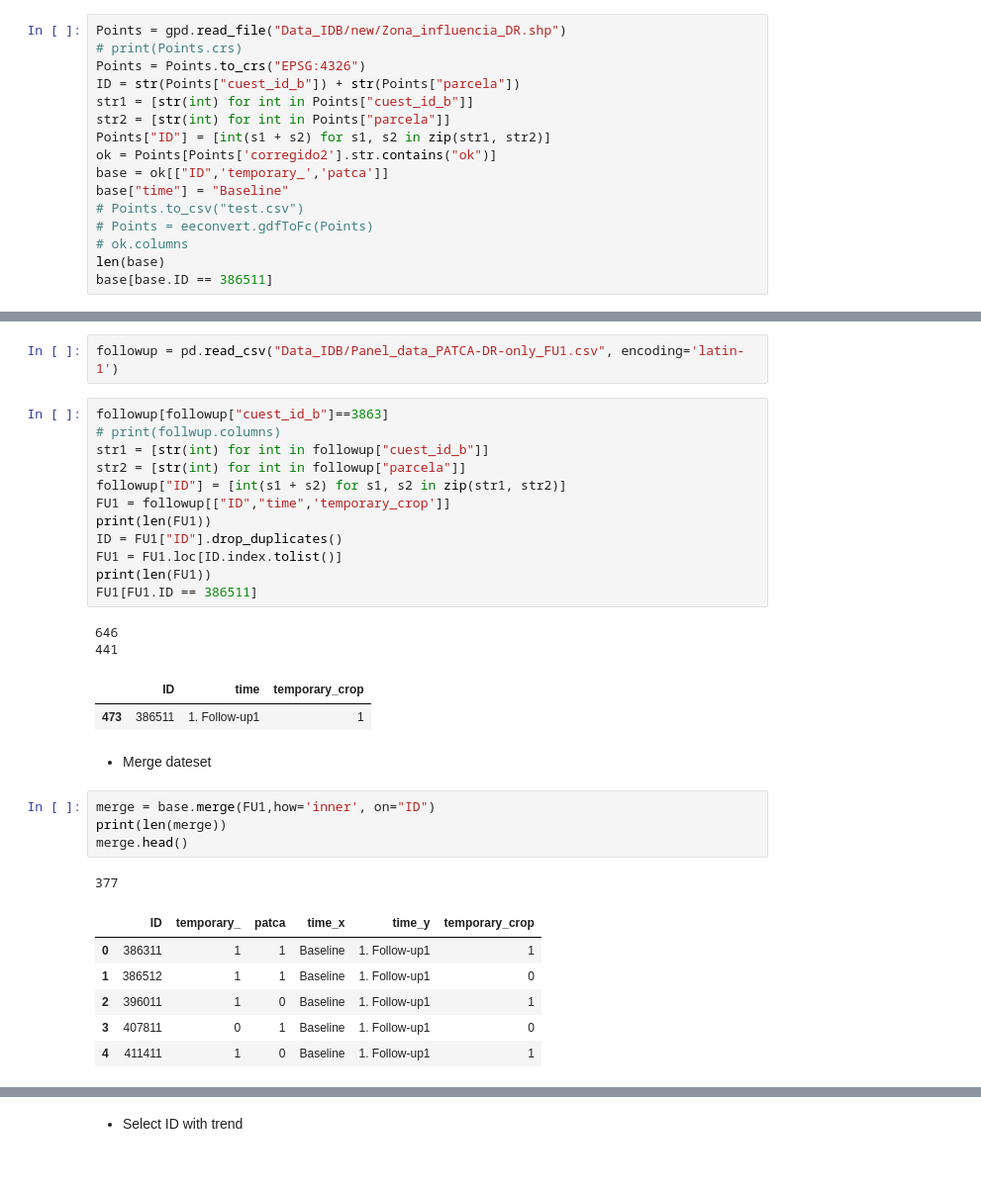
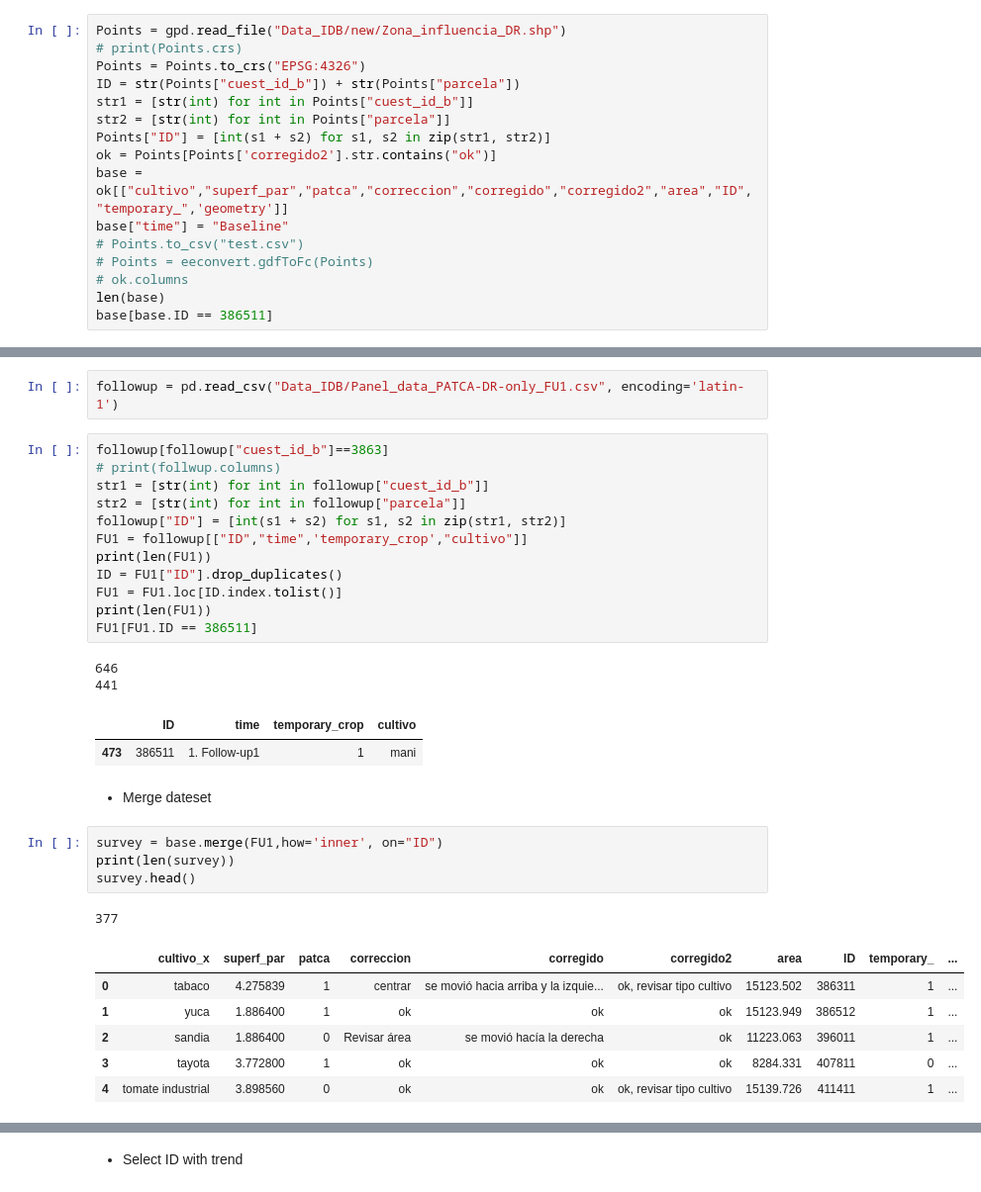
Before and after one commit to frandak2/IDB-project-with-RS, a Jupyter notebook: notebooks/08-GT_validation.ipynb, the cells around one changed output, grey strips where cells are left out. Shown: that part at 99% size. Drawn from its saved outputs; the diff is of its cells as text.

```diff
--- a/notebooks/08-GT_validation.ipynb
+++ b/notebooks/08-GT_validation.ipynb
@@ -21,7 +22,7 @@ str1 = [str(int) for int in Points["cuest_id_b"]]
 str2 = [str(int) for int in Points["parcela"]]
 Points["ID"] = [int(s1 + s2) for s1, s2 in zip(str1, str2)]
 ok = Points[Points['corregido2'].str.contains("ok")]
-base = ok[["ID",'temporary_','patca']]
+base = ok[["cultivo","superf_par","patca","correccion","corregido","corregido2","area","ID","temporary_",'geometry']]
 base["time"] = "Baseline"
 # Points.to_csv("test.csv")
 # Points = eeconvert.gdfToFc(Points)
@@ -46,7 +47,7 @@ followup[followup["cuest_id_b"]==3863]
 str1 = [str(int) for int in followup["cuest_id_b"]]
 str2 = [str(int) for int in followup["parcela"]]
 followup["ID"] = [int(s1 + s2) for s1, s2 in zip(str1, str2)]
-FU1 = followup[["ID","time",'temporary_crop']]
+FU1 = followup[["ID","time",'temporary_crop',"cultivo"]]
 print(len(FU1))
 ID = FU1["ID"].drop_duplicates()
 FU1 = FU1.loc[ID.index.tolist()]
@@ -55,19 +56,19 @@ FU1[FU1.ID == 386511]
 # %% [output]
 646
 441
-|  | ID | time | temporary_crop |
-| 473 | 386511 | 1. Follow-up1 | 1 |
+|  | ID | time | temporary_crop | cultivo |
+| 473 | 386511 | 1. Follow-up1 | 1 | mani |
 # %% [markdown]
 - Merge dateset
 # %%
-merge = base.merge(FU1,how='inner', on="ID")
-print(len(merge))
-merge.head()
+survey = base.merge(FU1,how='inner', on="ID")
+print(len(survey))
+survey.head()
 # %% [output]
 377
-|  | ID | temporary_ | patca | time_x | time_y | temporary_crop |
-| 0 | 386311 | 1 | 1 | Baseline | 1. Follow-up1 | 1 |
-| 1 | 386512 | 1 | 1 | Baseline | 1. Follow-up1 | 0 |
-| 2 | 396011 | 1 | 0 | Baseline | 1. Follow-up1 | 1 |
-| 3 | 407811 | 0 | 1 | Baseline | 1. Follow-up1 | 0 |
-| 4 | 411411 | 1 | 0 | Baseline | 1. Follow-up1 | 1 |
+|  | cultivo_x | superf_par | patca | correccion | corregido | corregido2 | area | ID | temporary_ | ... |
+| 0 | tabaco | 4.275839 | 1 | centrar | se movió hacia arriba y la izquie... | ok, revisar tipo cultivo | 15123.502 | 386311 | 1 | ... |
+| 1 | yuca | 1.886400 | 1 | ok | ok | ok | 15123.949 | 386512 | 1 | ... |
+| 2 | sandia | 1.886400 | 0 | Revisar área | se movió hacía la derecha | ok | 11223.063 | 396011 | 1 | ... |
+| 3 | tayota | 3.772800 | 1 | ok | ok | ok | 8284.331 | 407811 | 0 | ... |
+| 4 | tomate industrial | 3.898560 | 0 | ok | ok | ok, revisar tipo cultivo | 15139.726 | 411411 | 1 | ... |
```
Also changed, not shown: parts of 30 cells of this notebook, 42 other files.
